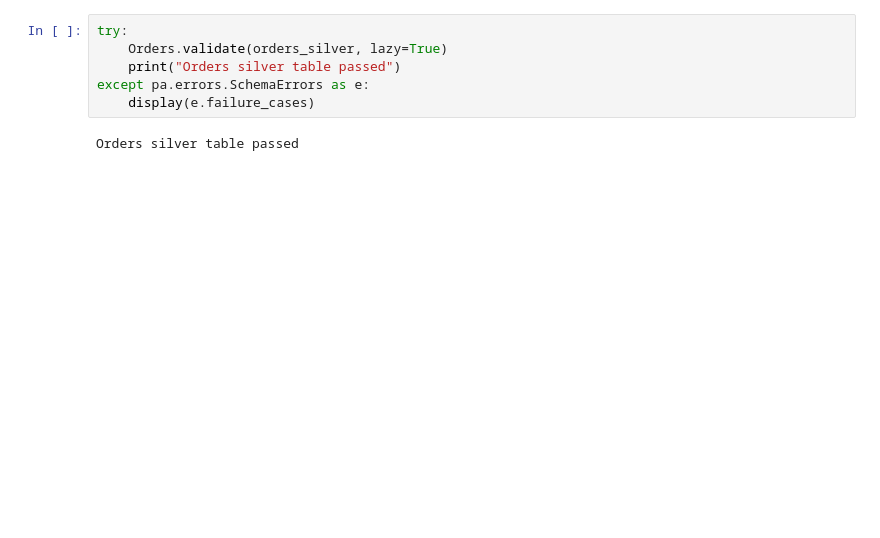
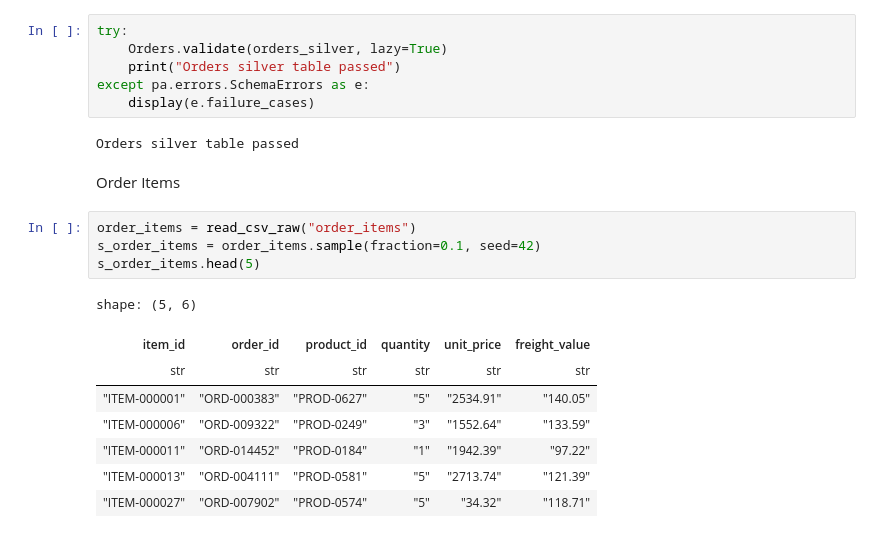
Before and after one commit to Almor21/ecommerce_etl, a Jupyter notebook: notebook.ipynb, the cells around one changed output. Cells and saved outputs as stored; diff of their text form; blank space fills up the shorter version.

Commit message:
Update notebook.ipynb with new data validation checks and orders items

```diff
--- a/notebook.ipynb
+++ b/notebook.ipynb
@@ -350,3 +350,18 @@ except pa.errors.SchemaErrors as e:
     display(e.failure_cases)
 # %% [output]
 Orders silver table passed
+# %% [markdown]
+Order Items
+# %%
+order_items = read_csv_raw("order_items")
+s_order_items = order_items.sample(fraction=0.1, seed=42)
+s_order_items.head(5)
+# %% [output]
+shape: (5, 6)
+| item_id | order_id | product_id | quantity | unit_price | freight_value |
+| str | str | str | str | str | str |
+| "ITEM-000001" | "ORD-000383" | "PROD-0627" | "5" | "2534.91" | "140.05" |
+| "ITEM-000006" | "ORD-009322" | "PROD-0249" | "3" | "1552.64" | "133.59" |
+| "ITEM-000011" | "ORD-014452" | "PROD-0184" | "1" | "1942.39" | "97.22" |
+| "ITEM-000013" | "ORD-004111" | "PROD-0581" | "5" | "2713.74" | "121.39" |
+| "ITEM-000027" | "ORD-007902" | "PROD-0574" | "5" | "34.32" | "118.71" |
```
Also changed, not shown: parts of 5 cells of this notebook.
